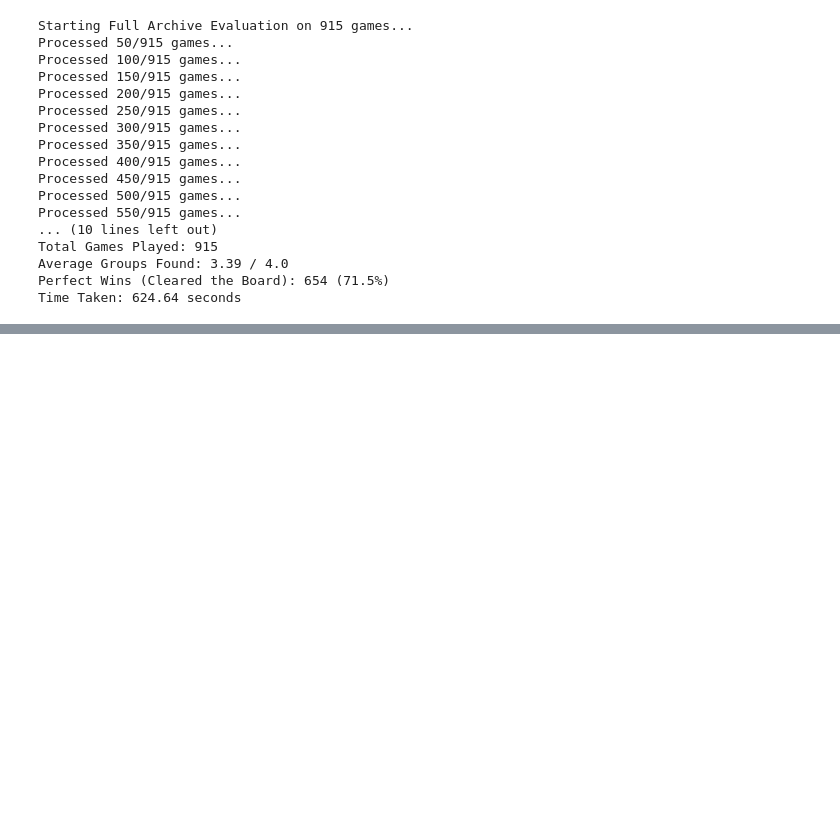
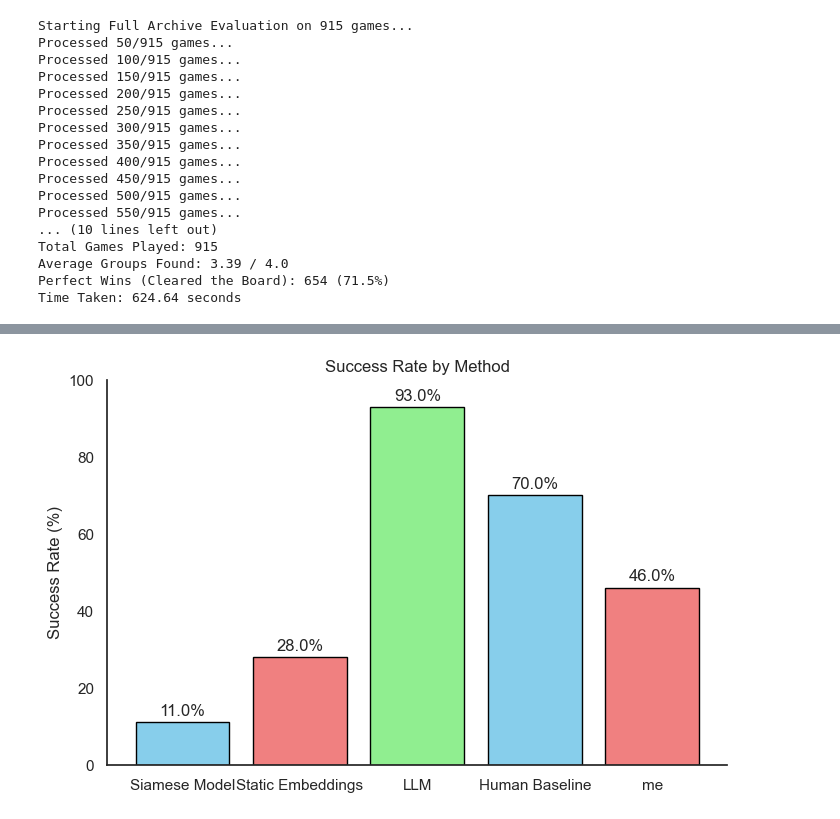
Before and after one commit to tat400pinglife/connections_bot, a Jupyter notebook: new_method.ipynb, the cells around one changed output, grey strips where cells are left out. Saved outputs shown, nothing was run; the diff lists cells and outputs as text; code cells hidden in the pictures; blank space fills up the shorter version.

```diff
--- a/new_method.ipynb
+++ b/new_method.ipynb
@@ -746,0 +1220,18 @@ Time Taken: 624.64 seconds
+# %%
+# plot methods and success rates
+methods = ['Siamese Model', 'Static Embeddings', 'LLM', 'Human Baseline', 'me']
+success_rates = [11.0, 28.0, 93.0, 70.0, 46.0]
+plt.figure(figsize=(8, 5))
+bars = plt.bar(methods, success_rates, color=['skyblue', 'lightcoral', 'lightgreen'], edgecolor='black')
+plt.ylim(0, 100)
+plt.ylabel('Success Rate (%)')
+plt.title('Success Rate by Method')
+for bar in bars:
+    yval = bar.get_height()
+    plt.text(bar.get_x() + bar.get_width()/2.0, yval + 1, f'{yval:.1f}%', ha='center', va='bottom')
+# remove top and right spines for cleaner look
+plt.gca().spines['top'].set_visible(False)
+plt.gca().spines['right'].set_visible(False)
+plt.show()
+# %% [output]
+[figure, added]
```
Also changed, not shown: parts of 16 cells of this notebook, 9 other files.
